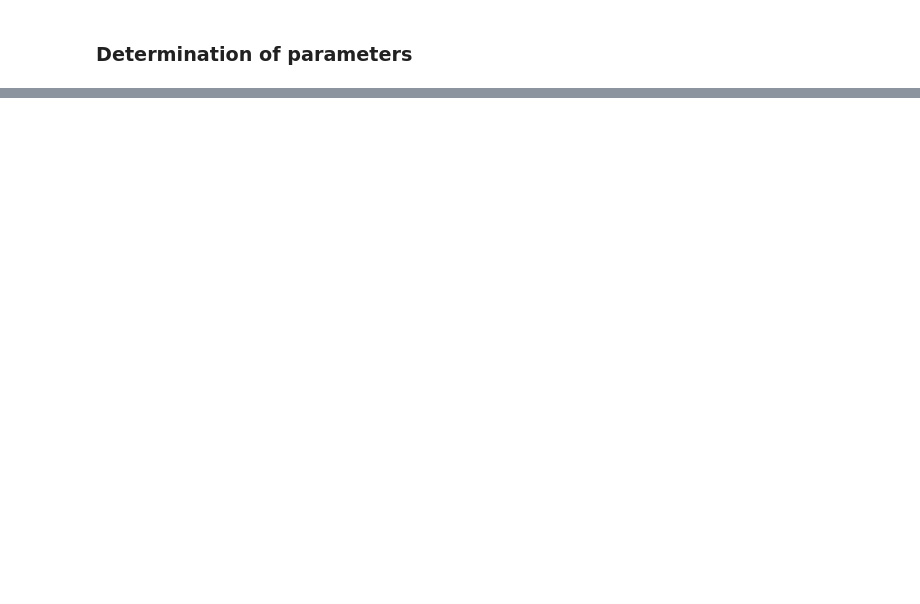
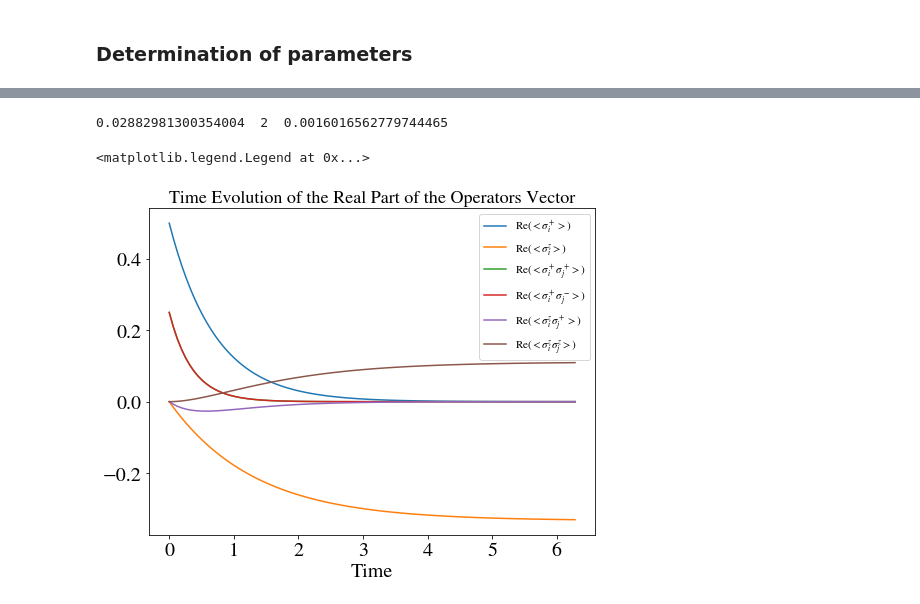
Before and after one commit to eckast161/PHYS_5070, a Jupyter notebook: CND.ipynb, the cells around one changed output, grey strips where cells are left out. Saved outputs shown, nothing was run; the diff lists cells and outputs as text; code cells hidden in the pictures; blank space fills up the shorter version.

```diff
--- a/CND.ipynb
+++ b/CND.ipynb
@@ -350,3 +256,0 @@ def up_triang(N):
-# %%
-def index_p(Arr,ind):
-    return np.array([i for i, e in enumerate(Arr) if e == ind])+int(2*N+N*(N-1))   #return the indexes required for dpdt
@@ -891,0 +972,37 @@ index_zp(7,1,arr)+
+# %%
+import time
+
+t0=time.time()
+
+
+A= Interaction_matrix("Default",0)
+steps=100
+t_final=8
+
+Array_sol_hom=sol_vector(A,steps,t_final)
+
+
+t1=time.time()
+
+
+#Here we print the total computation time, the number of spins and the time required for solving each differential equation
+print(t1-t0," "+str(N)," "+str((t1-t0)/(N*(5*N-1))) )
+# %% [output]
+0.02882981300354004  2  0.0016016562779744465
+# %%
+plt.title("Time Evolution of the Real Part of the Operators Vector",size=18)
+plt.xlabel("Time")
+
+matplotlib.rcParams['font.size'] = 11
+
+
+plt.plot(t,np.real(Array_sol_hom[0][:,0]),label=("Re($<\sigma_i^+>$)"))
+plt.plot(t,np.real(Array_sol_hom[0][:,N]),label=("Re($<\sigma_i^z>$)"))
+plt.plot(t,np.real(Array_sol_hom[0][:,2*N]),label=("Re($<\sigma_i^+\sigma_j^+>$)"))
+plt.plot(t,np.real(Array_sol_hom[0][:,2*N+int(N*(N-1)/2)]),label=("Re($<\sigma_i^+\sigma_j^->$)"))
+plt.plot(t,np.real(Array_sol_hom[0][:,2*N+int(N*(N-1))]),label=("Re($<\sigma_i^z\sigma_j^+>$)"))
+plt.plot(t,np.real(Array_sol_hom[0][:,-1]),label=("Re($<\sigma_i^z\sigma_j^z>$)"))
+plt.legend()
+# %% [output]
+<matplotlib.legend.Legend at 0x...>
+[figure, added]
```
Also changed, not shown: parts of 115 cells of this notebook.
